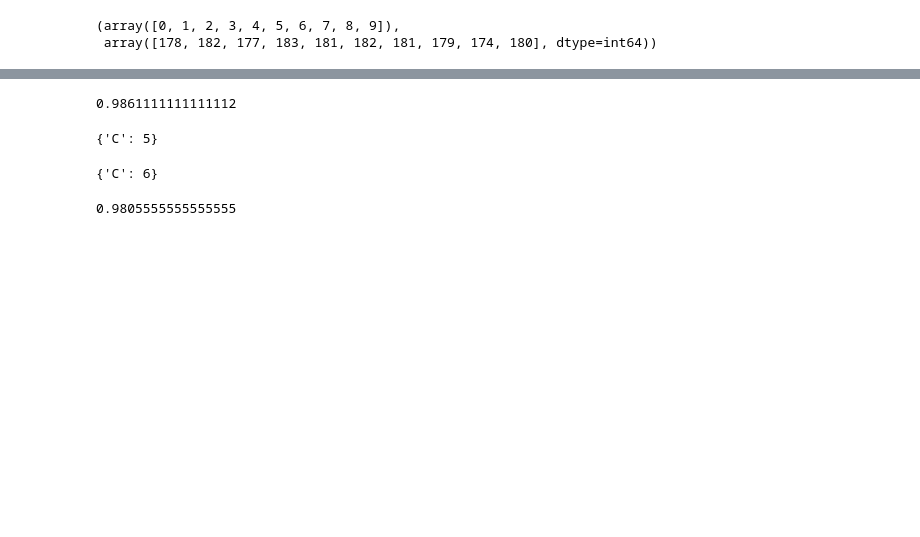
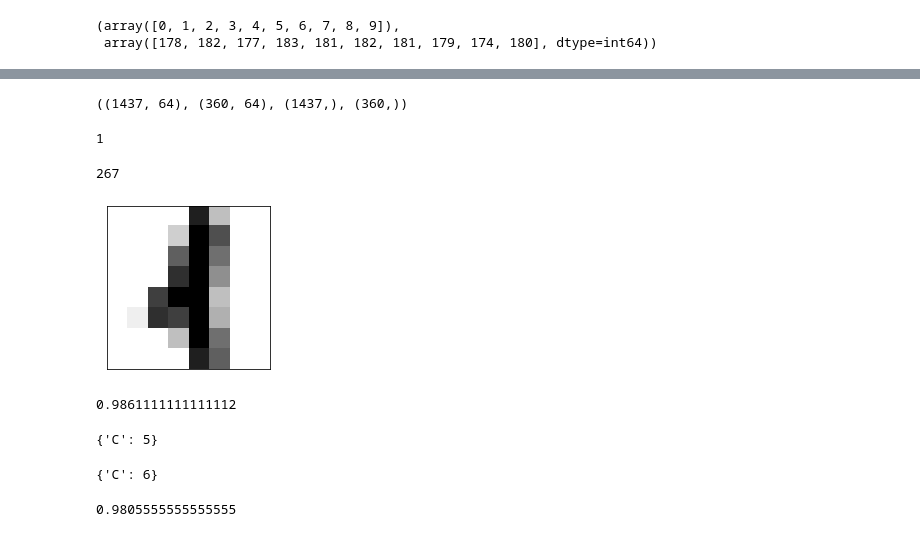
Before and after one commit to 1unasy/MachineLearning-2021-12, a Jupyter notebook: 분류/02.SVM.ipynb, the cells around one changed output, grey strips where cells are left out. Drawn from its saved outputs; the diff is of its cells as text; code cells hidden in the pictures; blank space fills up the shorter version.

```diff
--- a/분류/02.SVM.ipynb
+++ b/분류/02.SVM.ipynb
@@ -144,3 +178,28 @@ X_train, X_test, y_train, y_test = train_test_split(
+# %%
+X = df.iloc[:, :-1]
+y = df.iloc[:, -1]
+
+X_train, X_test, y_train, y_test = train_test_split(
+    X, y, stratify=y, test_size=0.2, random_state=2021
+)
+X_train.shape, X_test.shape, y_train.shape, y_test.shape
+# %% [output]
+((1437, 64), (360, 64), (1437,), (360,))
+# %%
+y_test.iloc[0]
+# %% [output]
+1
+# %%
+y_test.index[0] # digits.images[267] --- 넘파이와 데이터 프레임의 차이점
+# %% [output]
+267
+# %%
+plt.figure(figsize=(3,3))
+plt.imshow(digits.images[267], cmap=plt.cm.binary, interpolation='nearest')
+plt.xticks([]), plt.yticks([])
+plt.show()
+# %% [output]
+[figure, added]
 # %%
 # 모델 생성, 학습 및 평가
 from sklearn.svm import SVC
```
Also changed, not shown: parts of 12 cells of this notebook.
